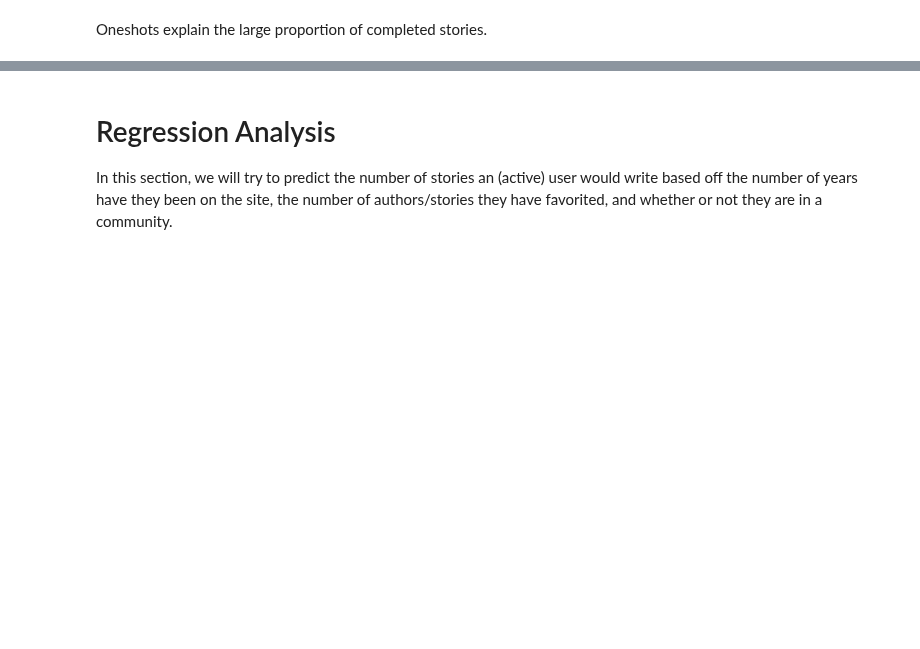
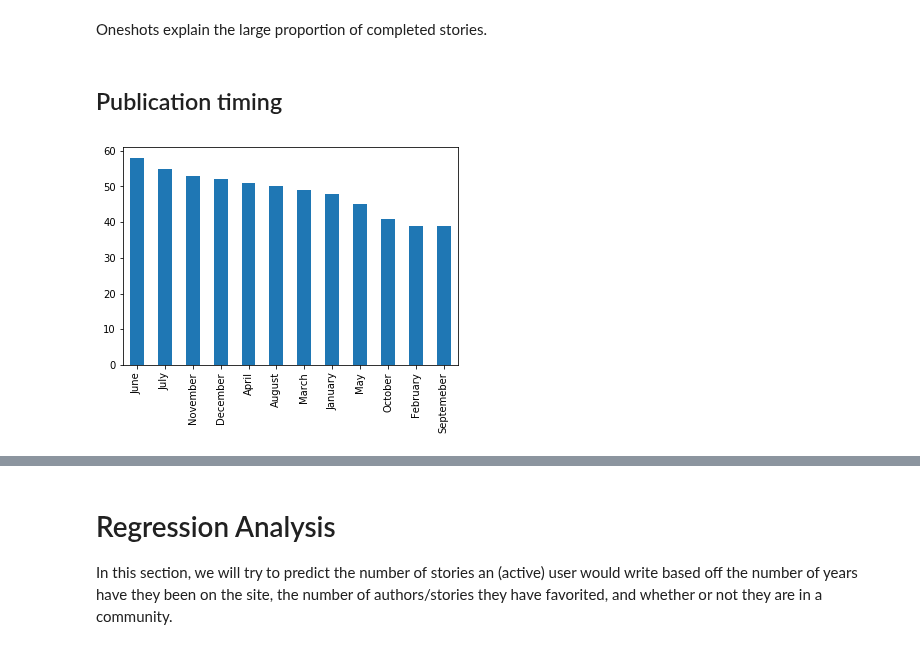
Before and after one commit to lily-tian/fanfictionstatistics, a Jupyter notebook: story_analysis.ipynb, the cells around one changed output, grey strips where cells are left out. Saved outputs shown, nothing was run; the diff lists cells and outputs as text; code cells hidden in the pictures; blank space fills up the shorter version.

```diff
--- a/story_analysis.ipynb
+++ b/story_analysis.ipynb
@@ -148,3 +149,15 @@ plt.show()
 [figure]
 # %% [markdown]
 Oneshots explain the large proportion of completed stories.
+# %% [markdown]
+## Publication timing
+# %%
+# examines when stories first created
+df_online['pub_month'] = [months[int(row[0])] for row in df_online['published']]
+month = df_online['pub_month'].value_counts()
+month.plot.bar()
+plt.xticks(rotation=90)
+
+plt.show()
+# %% [output]
+[figure, added]
```
Also changed, not shown: parts of 20 cells of this notebook, 1 other file.
